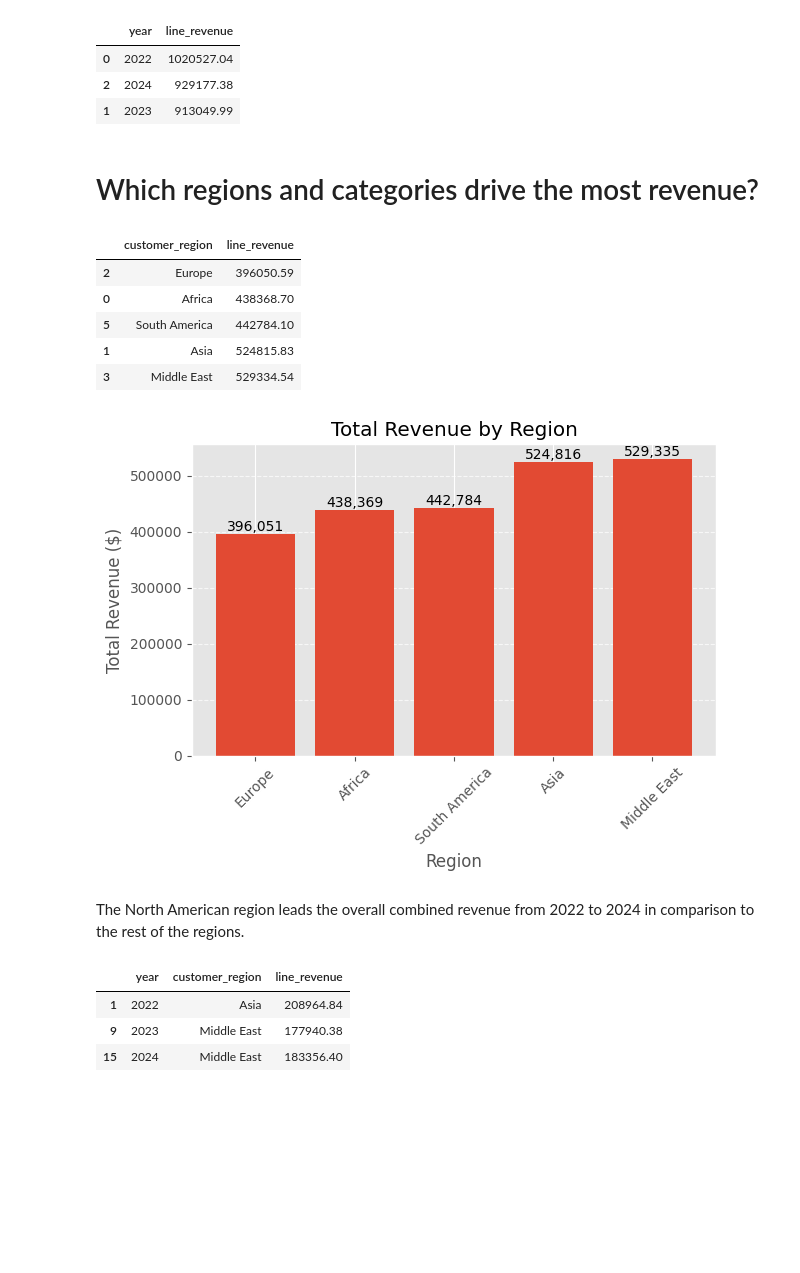
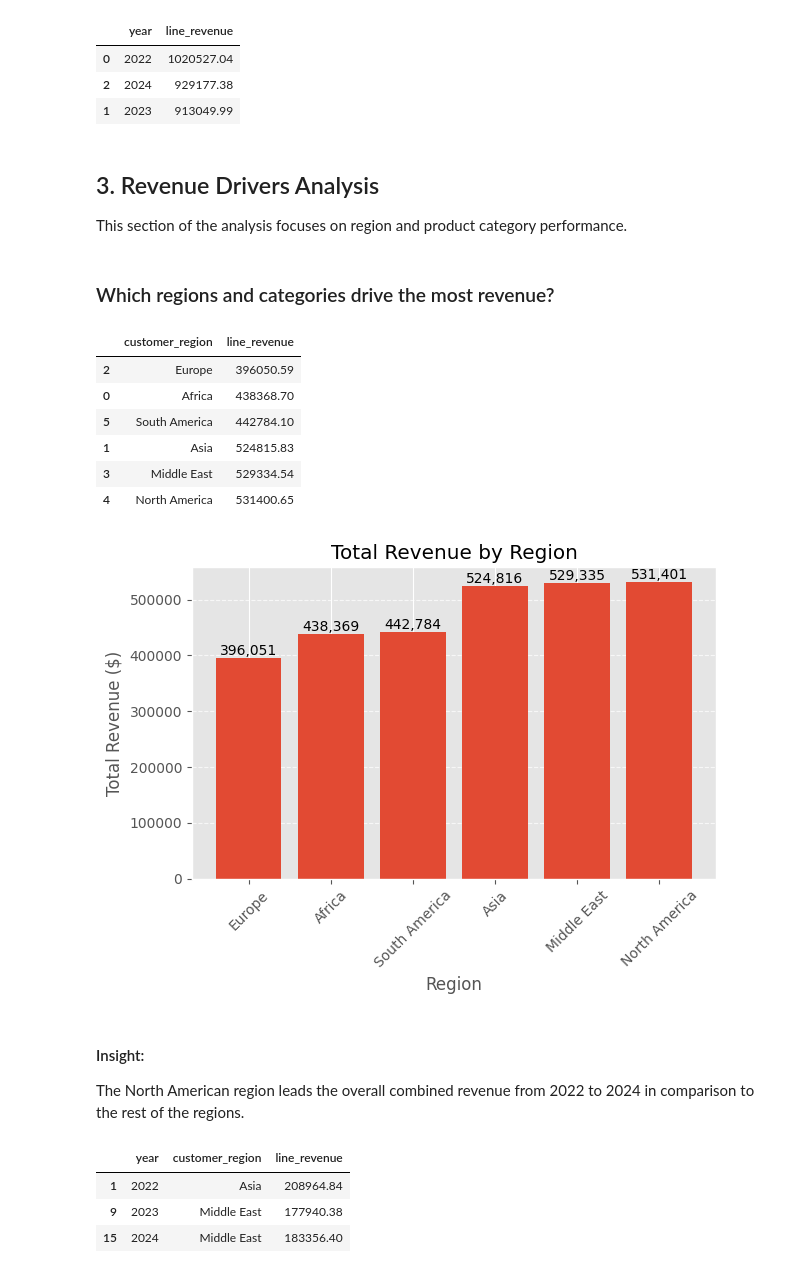
Before and after one commit to carloshurtadop9/Ecommerce-Project, a Jupyter notebook: Ecommerce Sales Analysis.ipynb, the cells around one changed output. Cells and saved outputs as stored; diff of their text form; code cells hidden in the pictures; blank space fills up the shorter version.

```diff
--- a/Ecommerce Sales Analysis.ipynb
+++ b/Ecommerce Sales Analysis.ipynb
@@ -105,21 +139,26 @@ order_items.groupby('year')['line_revenue'].sum().round(2).reset_index().sort_va
 | 0 | 2022 | 1020527.04 |
 | 2 | 2024 | 929177.38 |
 | 1 | 2023 | 913049.99 |
+# %% [markdown]
+## 3. Revenue Drivers Analysis
+
+This section of the analysis focuses on region and product category performance.
 # %% [markdown]
-# Which regions and categories drive the most revenue?
+### Which regions and categories drive the most revenue?
 # %%
 # Total revenue by region
 
-total_by_region= order_items.groupby('customer_region')['line_revenue'].sum().round(2).reset_index().sort_values('line_revenue', ascending=True).head(5)
+total_by_region= order_items.groupby('customer_region')['line_revenue'].sum().round(2).reset_index().sort_values('line_revenue', ascending=True)
 
-total_by_region.head()
+total_by_region.head(8)
 # %% [output]
 |  | customer_region | line_revenue |
 | 2 | Europe | 396050.59 |
 | 0 | Africa | 438368.70 |
 | 5 | South America | 442784.10 |
 | 1 | Asia | 524815.83 |
 | 3 | Middle East | 529334.54 |
+| 4 | North America | 531400.65 |
 # %%
 plt.bar(total_by_region['customer_region'], total_by_region['line_revenue'])
 plt.title('Total Revenue by Region')
@@ -132,8 +171,9 @@ plt.tight_layout()
 plt.Figure(figsize=(8,5))
 plt.grid(axis='y', linestyle='--', alpha=0.7);
 # %% [output]
-[figure, old version]
+[figure, new version]
 # %% [markdown]
+#### Insight:
 The North American region leads the overall combined revenue from 2022 to 2024 in comparison to the rest of the regions.
 # %%
 # Top region per year
```
Also changed, not shown: parts of 13 cells of this notebook.
